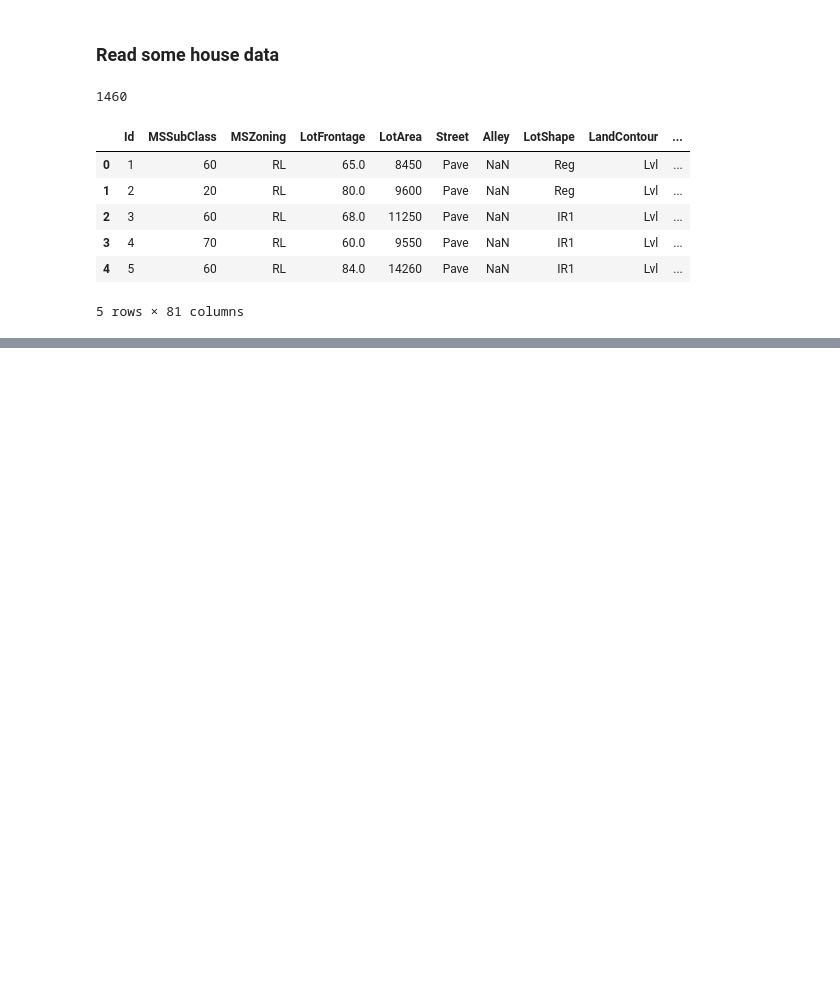
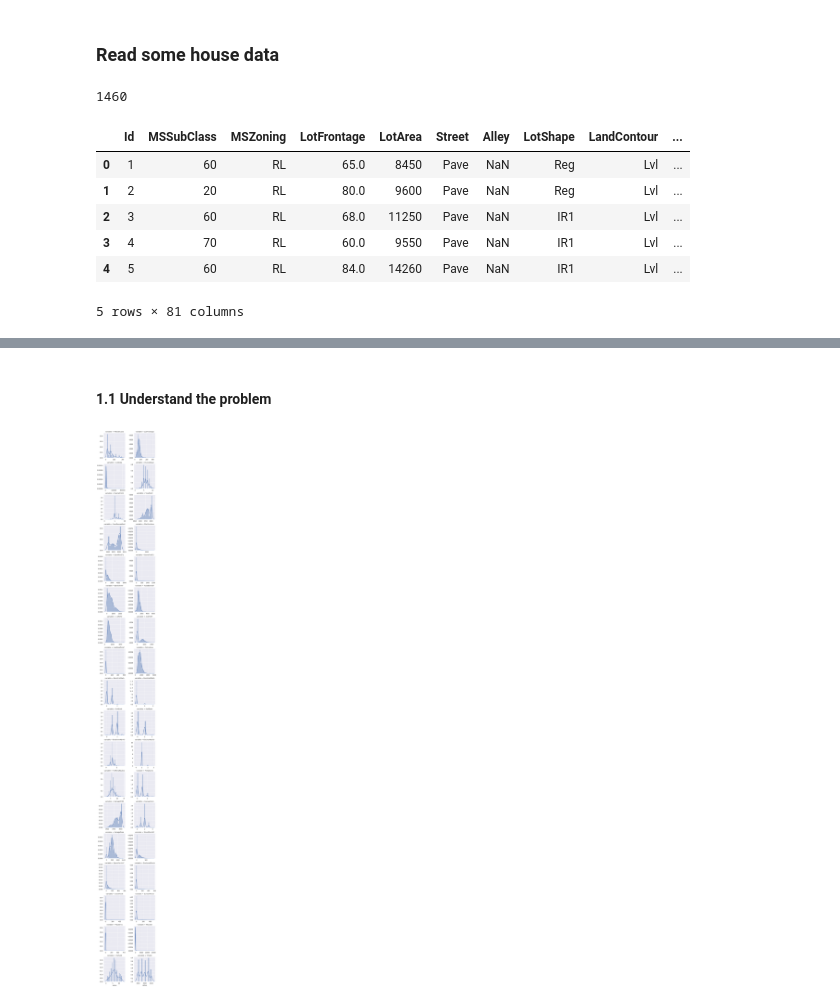
Before and after one commit to ppontryagin/kaggle_team_kernels, a Jupyter notebook: House_Prices_Advanced_Regression_Techniques.ipynb, the cells around one changed output, grey strips where cells are left out. Saved outputs shown, nothing was run; the diff lists cells and outputs as text; code cells hidden in the pictures; blank space fills up the shorter version.

```diff
--- a/House_Prices_Advanced_Regression_Techniques.ipynb
+++ b/House_Prices_Advanced_Regression_Techniques.ipynb
@@ -68,0 +111,8 @@ train_data.head()
+# %% [markdown]
+#### 1.1 Understand the problem
+# %%
+f = pandas.melt(train_data, value_vars=quantitative)
+g = sns.FacetGrid(f, col="variable",  col_wrap=2, sharex=False, sharey=False)
+g = g.map(sns.distplot, "value")
+# %% [output]
+[figure, added]
```
Also changed, not shown: parts of 10 cells of this notebook.
